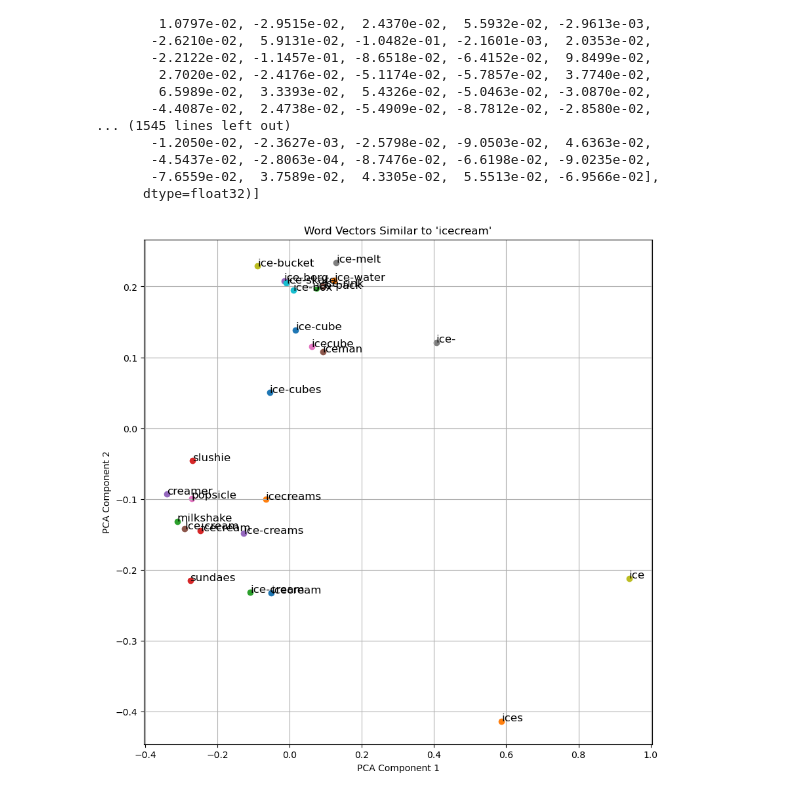
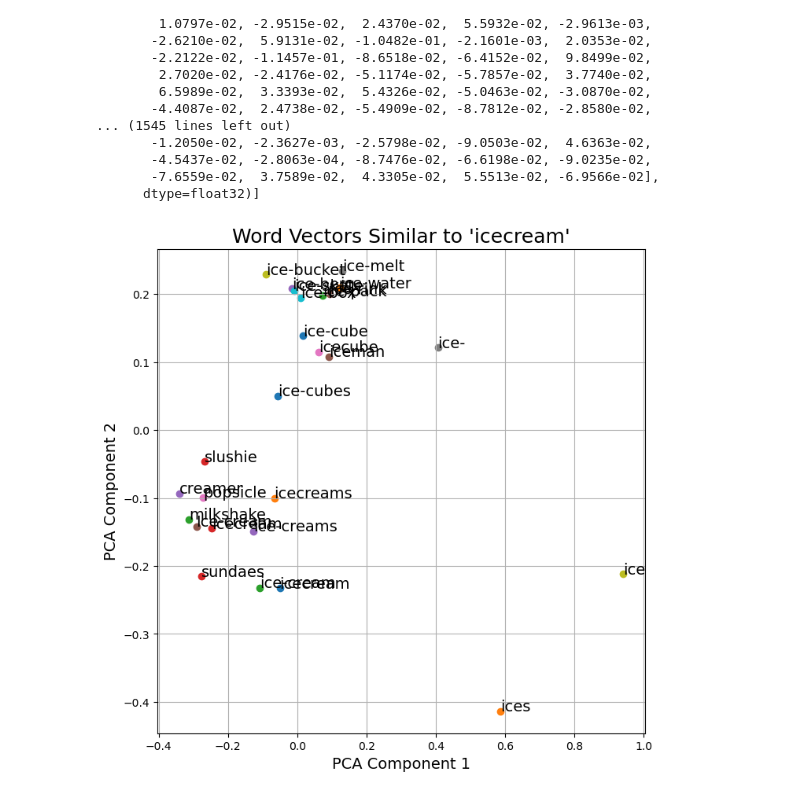
Before and after one commit to carldebski/mads_capstone, a Jupyter notebook: cdebski/related_terms.ipynb, the cells around one changed output. Cells and saved outputs as stored; diff of their text form; code cells hidden in the pictures.

Commit message:
updates to report visualizations

```diff
--- a/cdebski/related_terms.ipynb
+++ b/cdebski/related_terms.ipynb
@@ -145,16 +145,16 @@ pca = PCA(n_components=2)
 reduced_vectors = pca.fit_transform(vectors)
 # %%
 # visualize the results
-plt.figure(figsize=(10, 10))
+plt.figure(figsize=(8, 8))
 for i, label in enumerate(words):
     x, y = reduced_vectors[i]
     plt.scatter(x, y)
-    plt.text(x, y, label, fontsize=12)
+    plt.text(x, y, label, fontsize=14)
 
-plt.title(f"Word Vectors Similar to '{search_word}'")
-plt.xlabel("PCA Component 1")
-plt.ylabel("PCA Component 2")
+plt.title(f"Word Vectors Similar to '{search_word}'", fontsize=18)
+plt.xlabel("PCA Component 1", fontsize=14)
+plt.ylabel("PCA Component 2", fontsize=14)
 plt.grid()
 plt.show()
 # %% [output]
-[figure, old version]
+[figure, new version]
```
